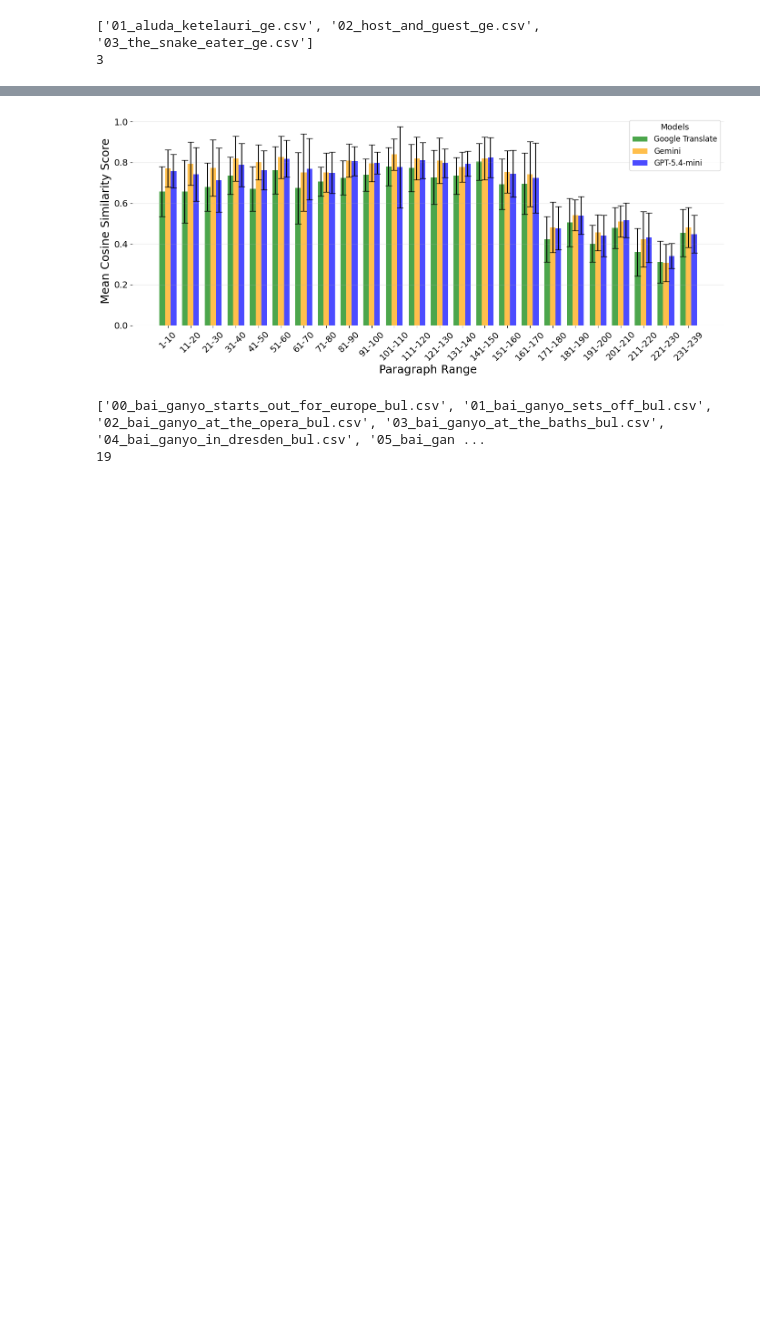
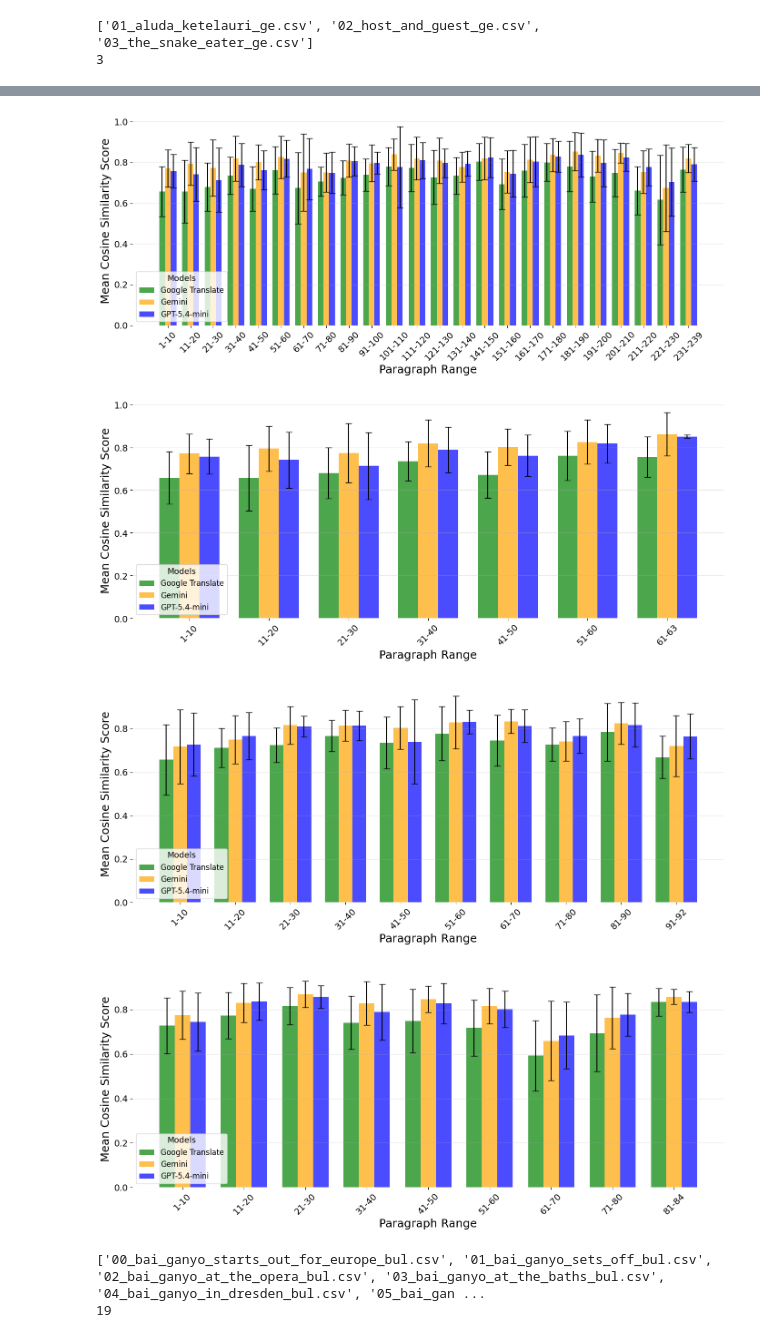
Before and after one commit to sydney-machine-learning/translation-Europeanlanguages, a Jupyter notebook: semantic_analysis.ipynb, the cells around one changed output, grey strips where cells are left out. Cells and saved outputs as stored; diff of their text form; code cells hidden in the pictures; blank space fills up the shorter version.

Commit message:
updated cosine similarity for 03 georgian poem and related error bar graphs created separate csvs for georgian poems, bulgarian prose, and if interested separate error bar graphs for each 'article'

```diff
--- a/semantic_analysis.ipynb
+++ b/semantic_analysis.ipynb
@@ -646,0 +632,12 @@ ChatGPT 0.686291 0.12609701
+# %%
+cols_to_move = ['English - Google', 'English - Gemini', 'English - ChatGPT']
+remaining_cols = [c for c in df.columns if c not in cols_to_move]
+target_idx = remaining_cols.index('Paragraph') + 1
+
+new_order = remaining_cols[:target_idx] + cols_to_move + remaining_cols[target_idx:]
+df = df[new_order]
+
+for article, group_df in df.groupby('Article ID'):
+    group_df.to_csv(f'results/ge_poems/similarity/cosine_similarity_{article}.csv', index=False)
+
+mean_std(df)
@@ -667,11 +677,23 @@ ChatGPT 0.94828874 0.23808652
 # %%
 plot_error_bar_graph(
     file_path="results/ge_poems/similarity/cosine_similarity.csv",
     output_path="results/ge_poems/similarity/cosine_similarity_errorbars.png",
     bin_size=10
 )
+
+distinct_count = df['Article ID'].nunique()
+
+for article in range(1, distinct_count + 1):
+    plot_error_bar_graph(
+    file_path=f"results/ge_poems/similarity/cosine_similarity_{article}.csv",
+    output_path=f"results/ge_poems/similarity/cosine_similarity_errorbars_{article}.png",
+    bin_size=10
+)
 # %% [output]
-[figure, old version]
+[figure, new version]
+[figure, added]
+[figure, added]
+[figure, added]
 # %%
 #Bulgarian Prose
 
```
Also changed, not shown: parts of 8 cells of this notebook, 52 other files.
